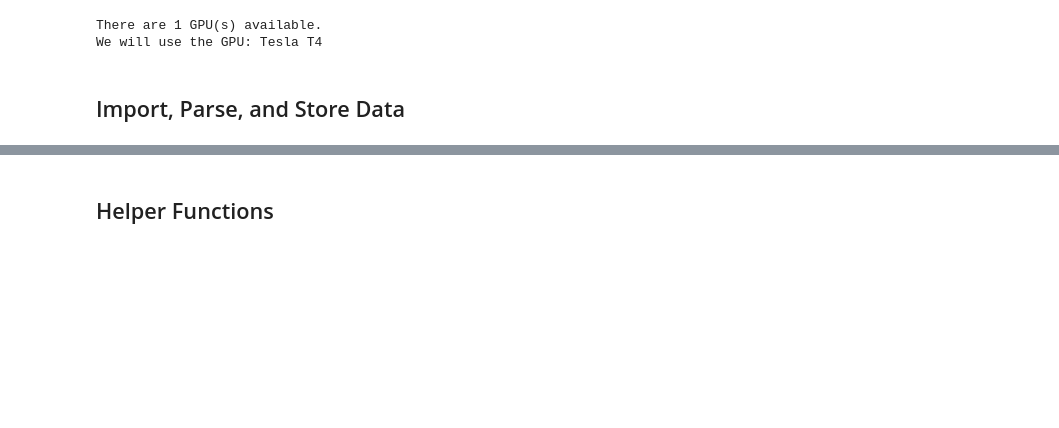
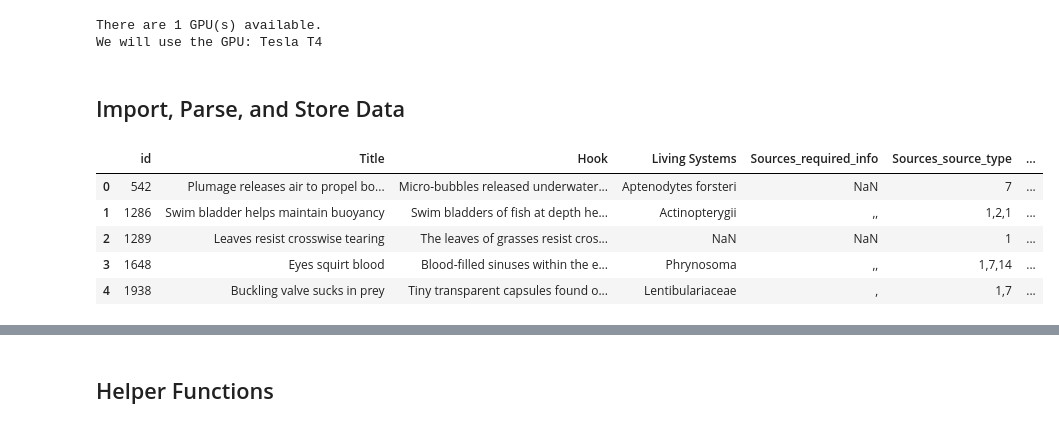
Before and after one commit to nasa-petal/PeTaL-labeller, a Jupyter notebook: auto-labeler/auto_labeler_prototype.ipynb, the cells around one changed output, grey strips where cells are left out. Drawn from its saved outputs; the diff is of its cells as text; code cells hidden in the pictures; blank space fills up the shorter version.

```diff
--- a/auto-labeler/auto_labeler_prototype.ipynb
+++ b/auto-labeler/auto_labeler_prototype.ipynb
@@ -120,0 +145,9 @@ df['Content'].value_counts().to_frame()
+# %%
+labeled_df.head()
+# %% [output]
+|  | id | Title | Hook | Living Systems | Sources_required_info | Sources_source_type | ... |
+| 0 | 542 | Plumage releases air to propel bo... | Micro-bubbles released underwater... | Aptenodytes forsteri | NaN | 7 | ... |
+| 1 | 1286 | Swim bladder helps maintain buoyancy | Swim bladders of fish at depth he... | Actinopterygii | ,, | 1,2,1 | ... |
+| 2 | 1289 | Leaves resist crosswise tearing | The leaves of grasses resist cros... | NaN | NaN | 1 | ... |
+| 3 | 1648 | Eyes squirt blood | Blood-filled sinuses within the e... | Phrynosoma | ,, | 1,7,14 | ... |
+| 4 | 1938 | Buckling valve sucks in prey | Tiny transparent capsules found o... | Lentibulariaceae | , | 1,7 | ... |
```
Also changed, not shown: parts of 4 cells of this notebook.
